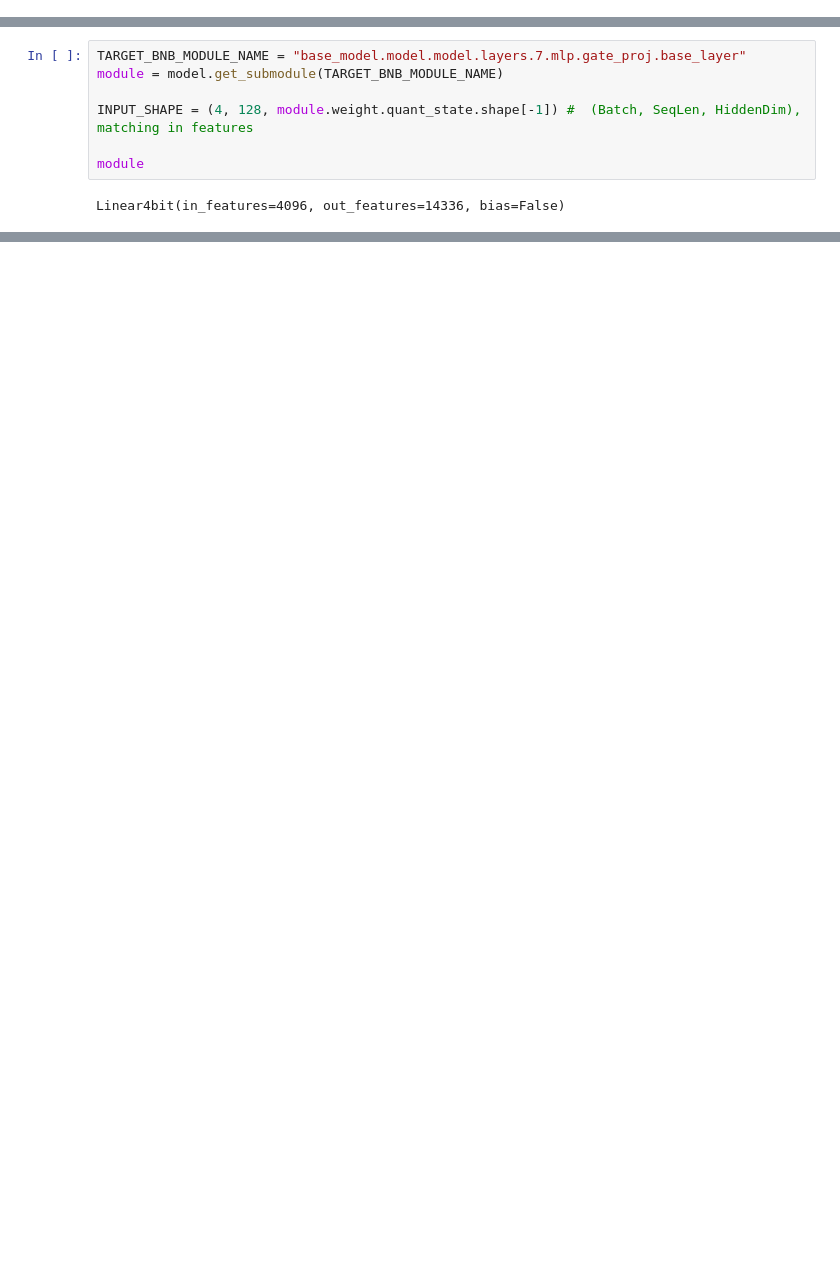
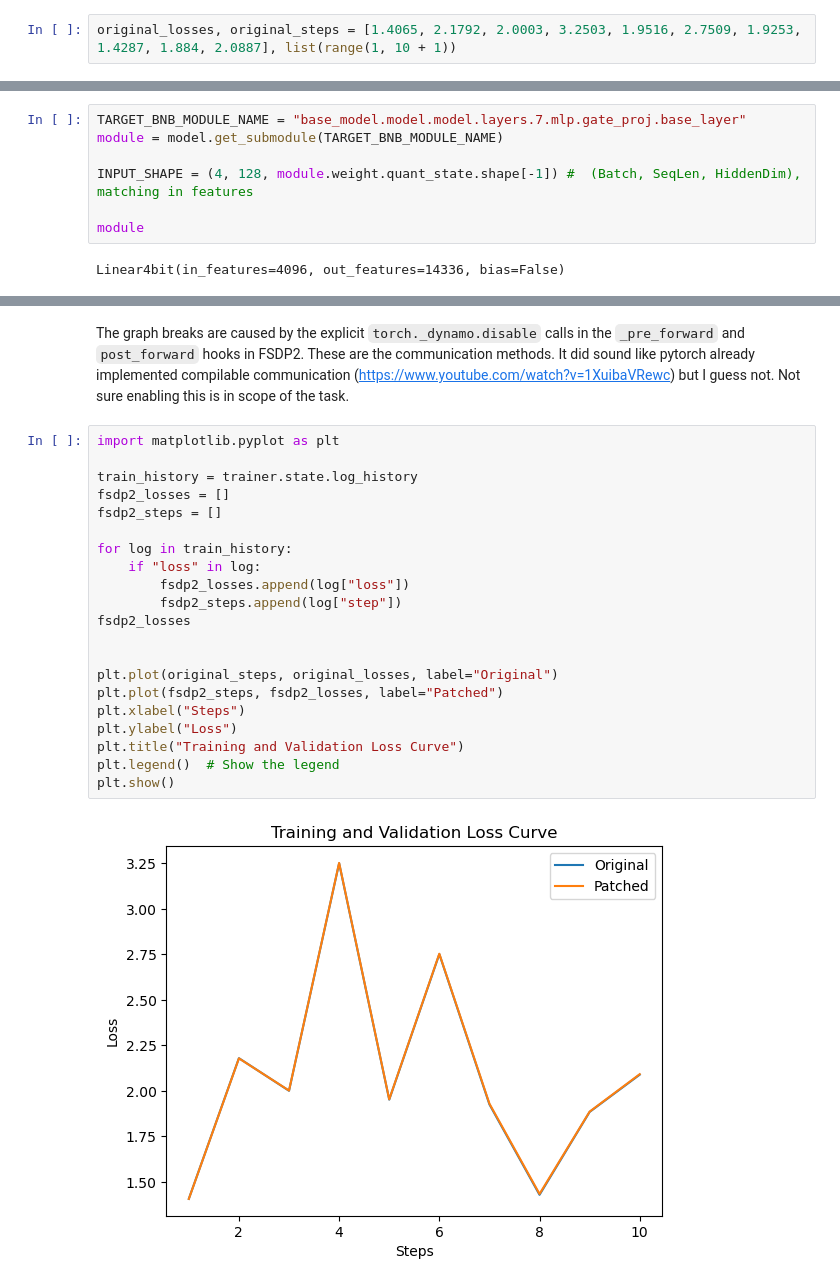
Before and after one commit to 0xEljh/unsloth-ai-feb2025, a Jupyter notebook: Unsloth_Puzzles_B.ipynb, the cells around one changed output, grey strips where cells are left out. Cells and saved outputs as stored; diff of their text form; blank space fills up the shorter version.

```diff
--- a/Unsloth_Puzzles_B.ipynb
+++ b/Unsloth_Puzzles_B.ipynb
@@ -196,0 +217,2 @@ Outline of approach:
+# %%
+original_losses, original_steps = [1.4065, 2.1792, 2.0003, 3.2503, 1.9516, 2.7509, 1.9253, 1.4287, 1.884, 2.0887], list(range(1, 10 + 1))
@@ -788,0 +1165,25 @@ TrainOutput(global_step=10, training_loss=2.0901565551757812, metrics={'train_ru
+# %% [markdown]
+The graph breaks are caused by the explicit `torch._dynamo.disable` calls in the `_pre_forward` and `post_forward` hooks in FSDP2. These are the communication methods. It did sound like pytorch already implemented compilable communication (https://www.youtube.com/watch?v=1XuibaVRewc) but I guess not. Not sure enabling this is in scope of the task.
+# %%
+import matplotlib.pyplot as plt
+
+train_history = trainer.state.log_history
+fsdp2_losses = []
+fsdp2_steps = []
+
+for log in train_history:
+    if "loss" in log:
+        fsdp2_losses.append(log["loss"])
+        fsdp2_steps.append(log["step"])
+fsdp2_losses
+
+
+plt.plot(original_steps, original_losses, label="Original")
+plt.plot(fsdp2_steps, fsdp2_losses, label="Patched")
+plt.xlabel("Steps")
+plt.ylabel("Loss")
+plt.title("Training and Validation Loss Curve")
+plt.legend()  # Show the legend
+plt.show()
+# %% [output]
+[figure, added]
```
Also changed, not shown: parts of 33 cells of this notebook, 2 other files.
